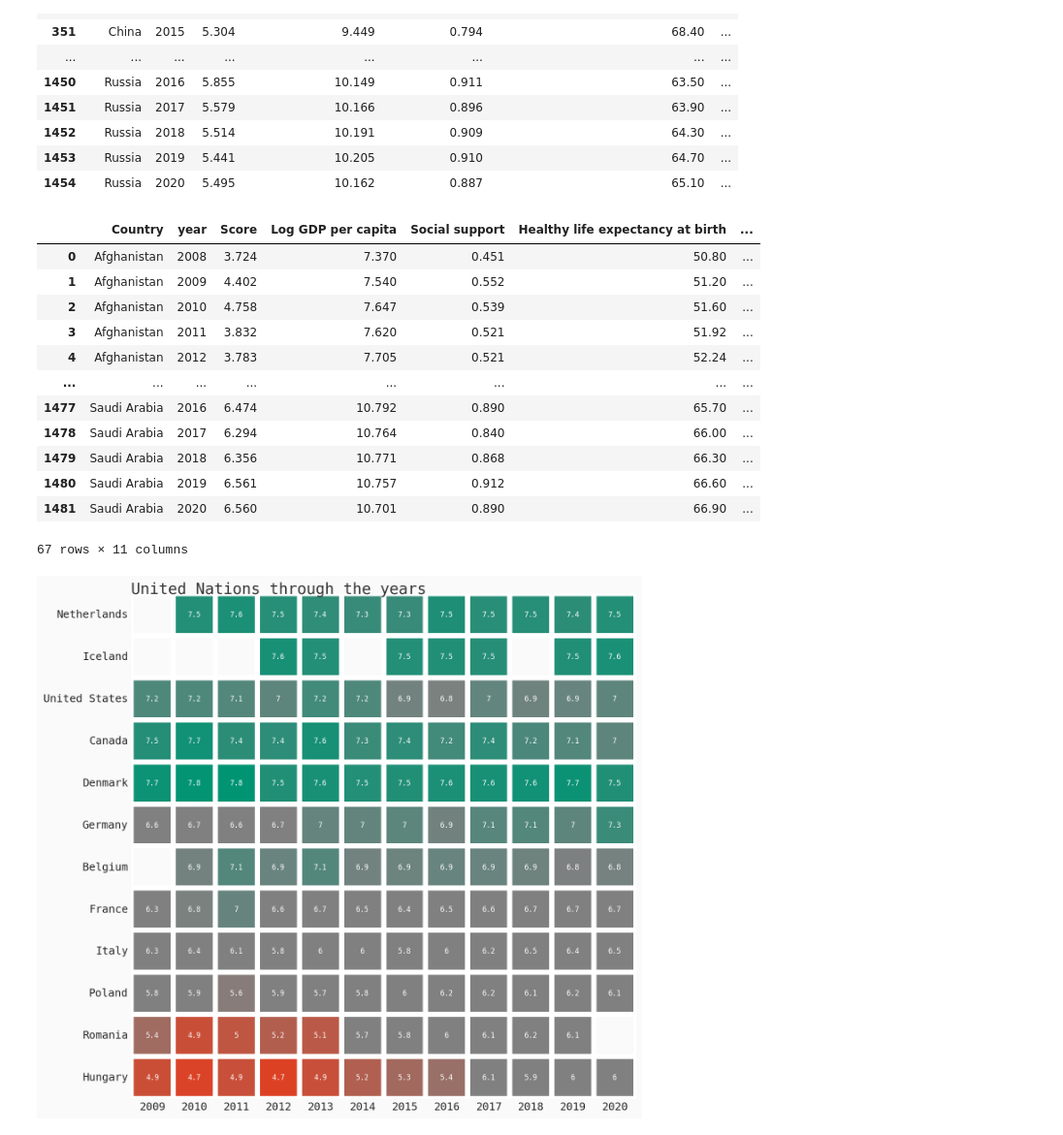
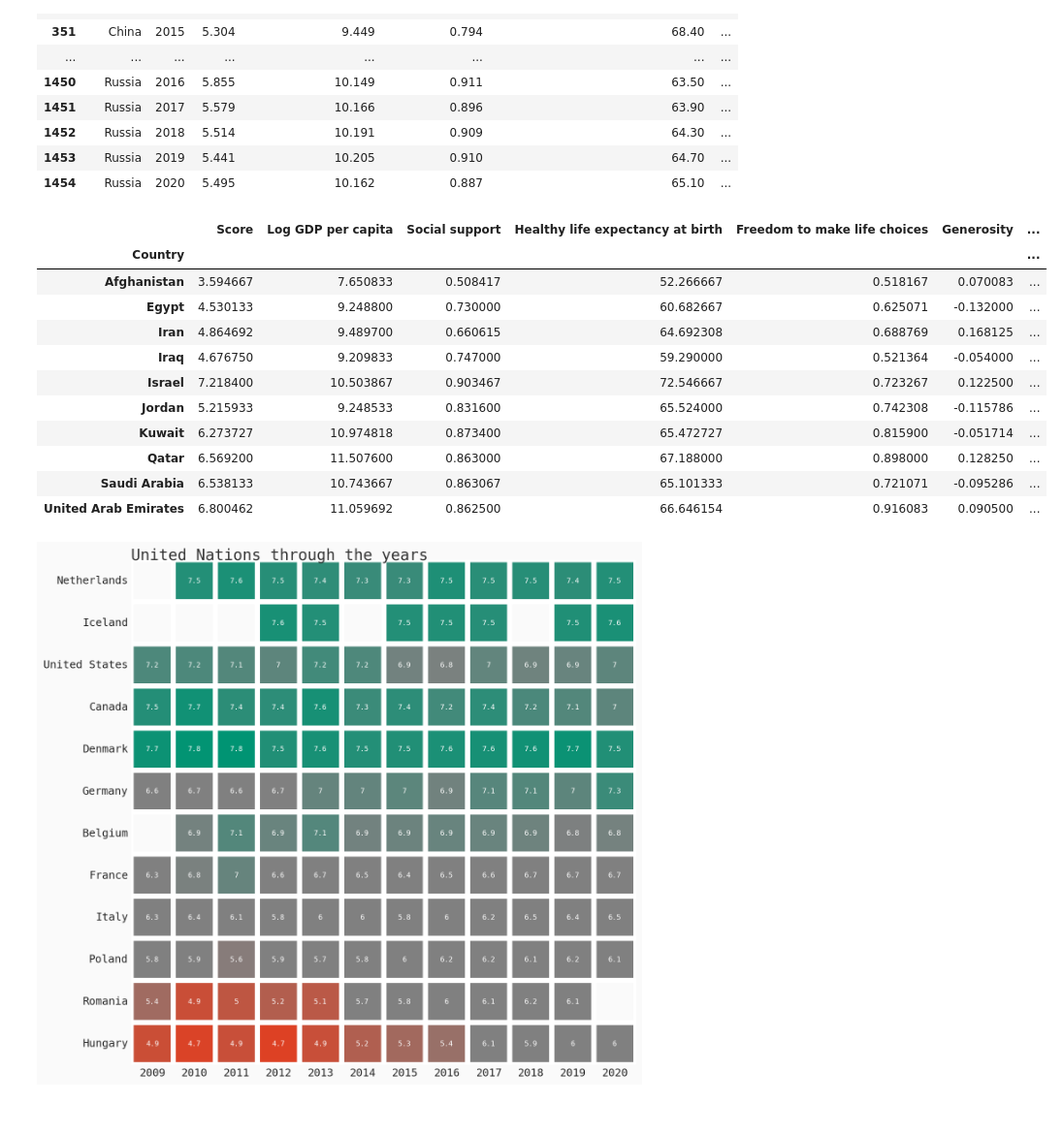
Before and after one commit to Hohenadel/world-happiness-case-study, a Jupyter notebook: notebooks/world.ipynb, the cells around one changed output. Shown at 97% size. Saved outputs shown, nothing was run; the diff lists cells and outputs as text; code cells hidden in the pictures.

```diff
--- a/notebooks/world.ipynb
+++ b/notebooks/world.ipynb
@@ -306,22 +349,21 @@ Adversaries_df
 | 1453 | Russia | 2019 | 5.441 | 10.205 | 0.910 | 64.70 | ... |
 | 1454 | Russia | 2020 | 5.495 | 10.162 | 0.887 | 65.10 | ... |
 # %%
-Middle_East_df = world_df[world_df["Country"].isin(['Afghanistan', 'Iran', 'Iraq', 'Israel', 'Saudi Arabia'])]
-Middle_East_df
+Middle_East_df = world_df[world_df["Country"].isin(['Afghanistan', 'Iran', 'Iraq', 'Israel', 'Saudi Arabia', 'Egypt', 'Jordan', 'Kuwait', 'Qatar', 'United Arab Emirates'])].groupby(['Country']).mean()
+Middle_East_df.drop(['year', 'Positive affect', 'Negative affect'], axis=1)
 # %% [output]
-|  | Country | year | Score | Log GDP per capita | Social support | Healthy life expectancy at birth | ... |
-| 0 | Afghanistan | 2008 | 3.724 | 7.370 | 0.451 | 50.80 | ... |
-| 1 | Afghanistan | 2009 | 4.402 | 7.540 | 0.552 | 51.20 | ... |
-| 2 | Afghanistan | 2010 | 4.758 | 7.647 | 0.539 | 51.60 | ... |
-| 3 | Afghanistan | 2011 | 3.832 | 7.620 | 0.521 | 51.92 | ... |
-| 4 | Afghanistan | 2012 | 3.783 | 7.705 | 0.521 | 52.24 | ... |
-| ... | ... | ... | ... | ... | ... | ... | ... |
-| 1477 | Saudi Arabia | 2016 | 6.474 | 10.792 | 0.890 | 65.70 | ... |
-| 1478 | Saudi Arabia | 2017 | 6.294 | 10.764 | 0.840 | 66.00 | ... |
-| 1479 | Saudi Arabia | 2018 | 6.356 | 10.771 | 0.868 | 66.30 | ... |
-| 1480 | Saudi Arabia | 2019 | 6.561 | 10.757 | 0.912 | 66.60 | ... |
-| 1481 | Saudi Arabia | 2020 | 6.560 | 10.701 | 0.890 | 66.90 | ... |
+|  | Score | Log GDP per capita | Social support | Healthy life expectancy at birth | Freedom to make life choices | Generosity | ... |
+| Country |  |  |  |  |  |  | ... |
+| Afghanistan | 3.594667 | 7.650833 | 0.508417 | 52.266667 | 0.518167 | 0.070083 | ... |
+| Egypt | 4.530133 | 9.248800 | 0.730000 | 60.682667 | 0.625071 | -0.132000 | ... |
+| Iran | 4.864692 | 9.489700 | 0.660615 | 64.692308 | 0.688769 | 0.168125 | ... |
+| Iraq | 4.676750 | 9.209833 | 0.747000 | 59.290000 | 0.521364 | -0.054000 | ... |
+| Israel | 7.218400 | 10.503867 | 0.903467 | 72.546667 | 0.723267 | 0.122500 | ... |
+| Jordan | 5.215933 | 9.248533 | 0.831600 | 65.524000 | 0.742308 | -0.115786 | ... |
+| Kuwait | 6.273727 | 10.974818 | 0.873400 | 65.472727 | 0.815900 | -0.051714 | ... |
+| Qatar | 6.569200 | 11.507600 | 0.863000 | 67.188000 | 0.898000 | 0.128250 | ... |
+| Saudi Arabia | 6.538133 | 10.743667 | 0.863067 | 65.101333 | 0.721071 | -0.095286 | ... |
+| United Arab Emirates | 6.800462 | 11.059692 | 0.862500 | 66.646154 | 0.916083 | 0.090500 | ... |
-67 rows × 11 columns
 # %%
 #Nato Countries
 world_2021 = world_df.loc[(world_df['year']>2008)]
```
Also changed, not shown: parts of 9 cells of this notebook, 2 other files.
